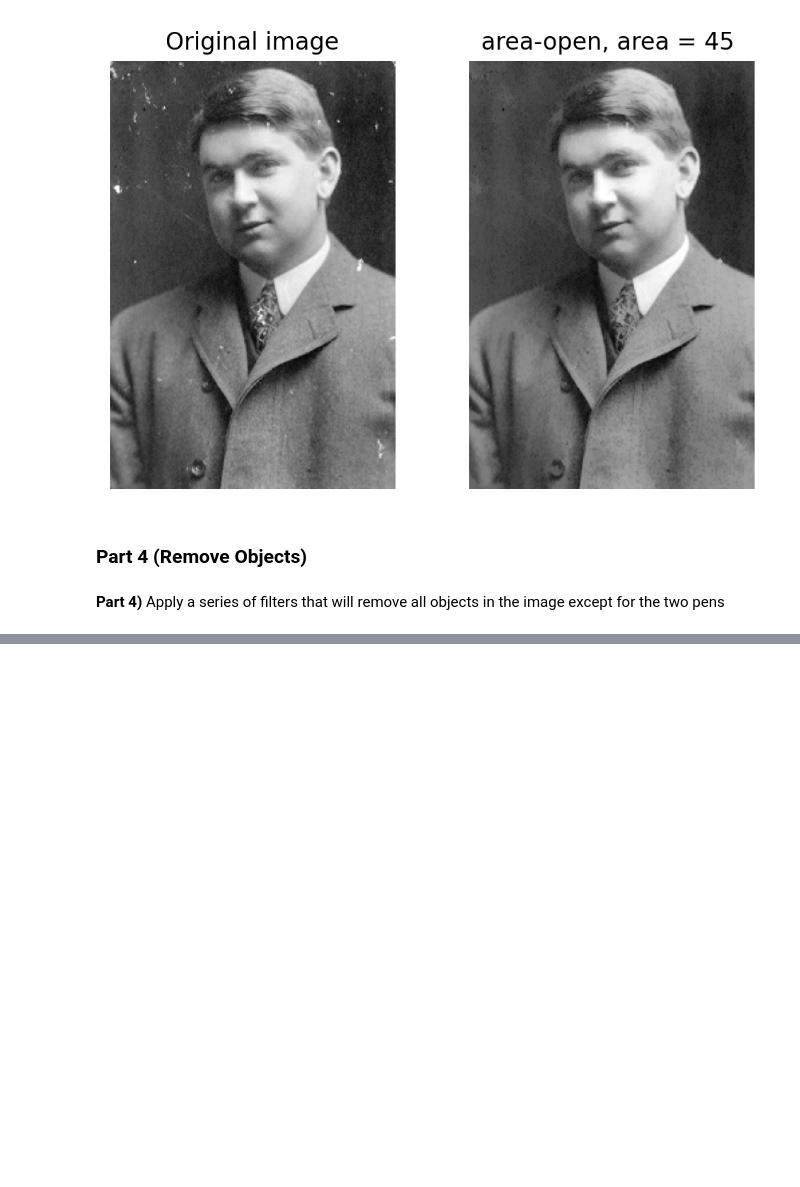
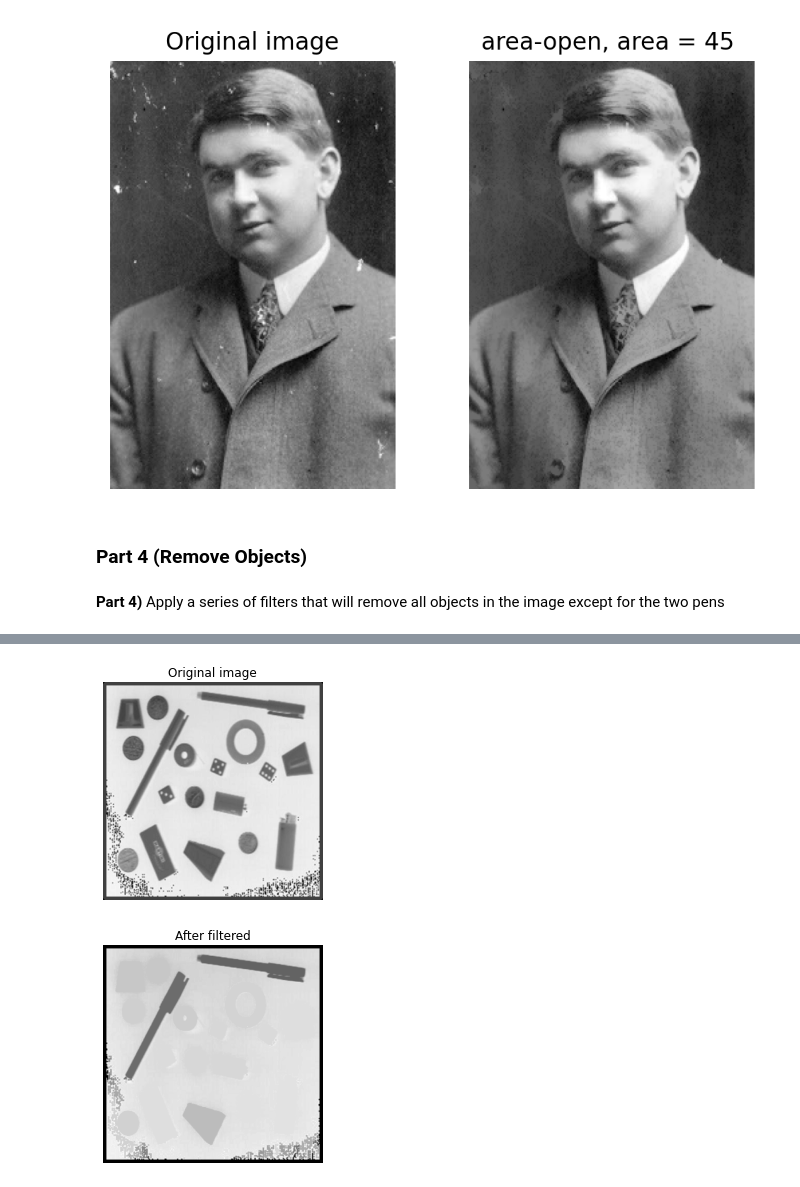
Before and after one commit to al-alamin/ENSF619.2_ImageAnalysis, a Jupyter notebook: Assignment_1/619_assignment_01_shared.ipynb, the cells around one changed output, grey strips where cells are left out. Saved outputs shown, nothing was run; the diff lists cells and outputs as text; code cells hidden in the pictures; blank space fills up the shorter version.

```diff
--- a/Assignment_1/619_assignment_01_shared.ipynb
+++ b/Assignment_1/619_assignment_01_shared.ipynb
@@ -300,0 +367,14 @@ show_image(img_filtered, "Filtered image")
+# %%
+show_image(img, "Original image")
+# Recovering the filtered the image
+neg_img = get_negative_img(img)
+# show_image(neg_img, "Negative image")
+img_filtered = apply_extinction_filter(neg_img, get_eight_connectivity(), 6)
+# show_image(img_filtered, "Filtered by extinction")
+img_filtered = apply_area_open_filter(img_filtered, get_eight_connectivity(), area=3000)
+# show_image(img_filtered, "Filtered by open area")
+img_pos = get_negative_img(img_filtered)
+show_image(img_pos, "After filtered")
+# %% [output]
+[figure, added]
+[figure, added]
```
Also changed, not shown: parts of 17 cells of this notebook.
